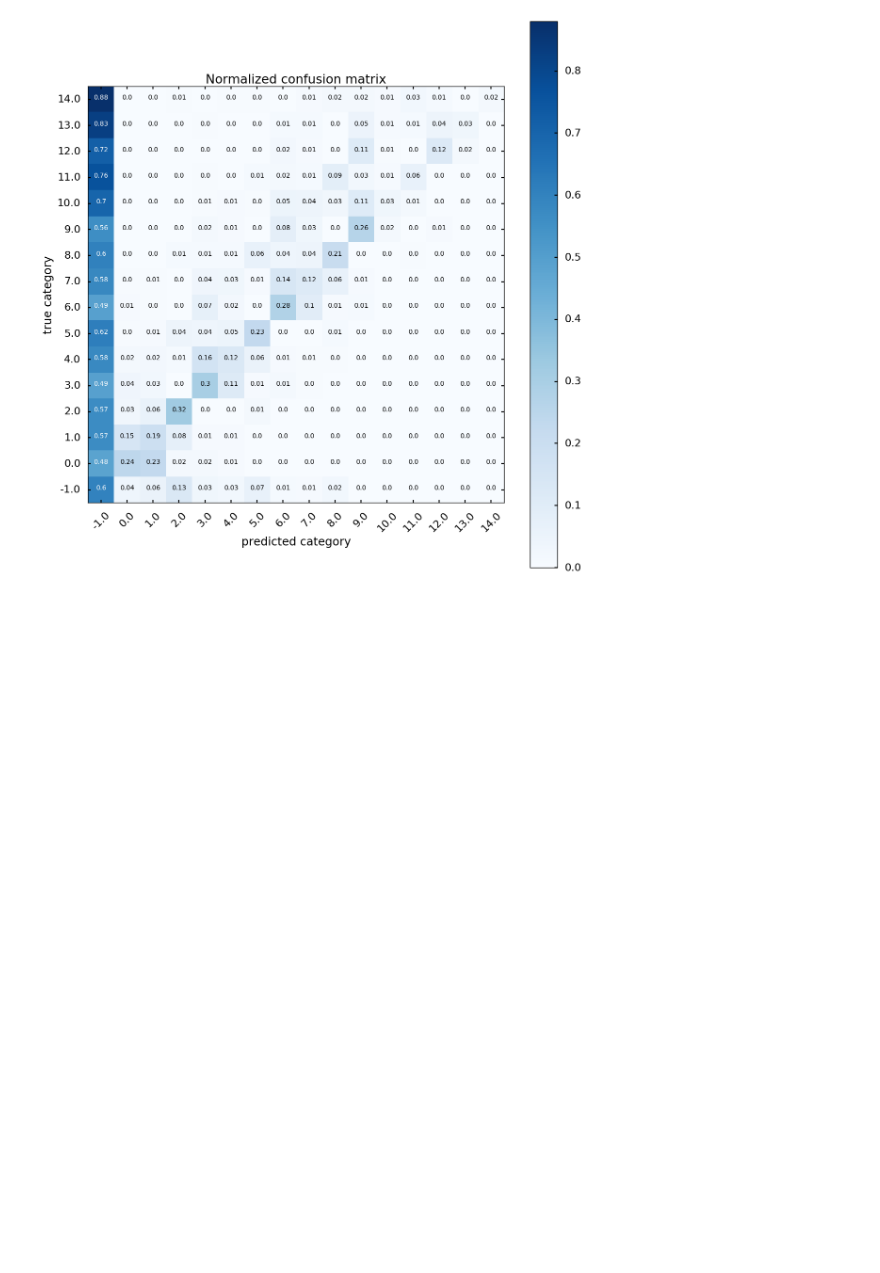
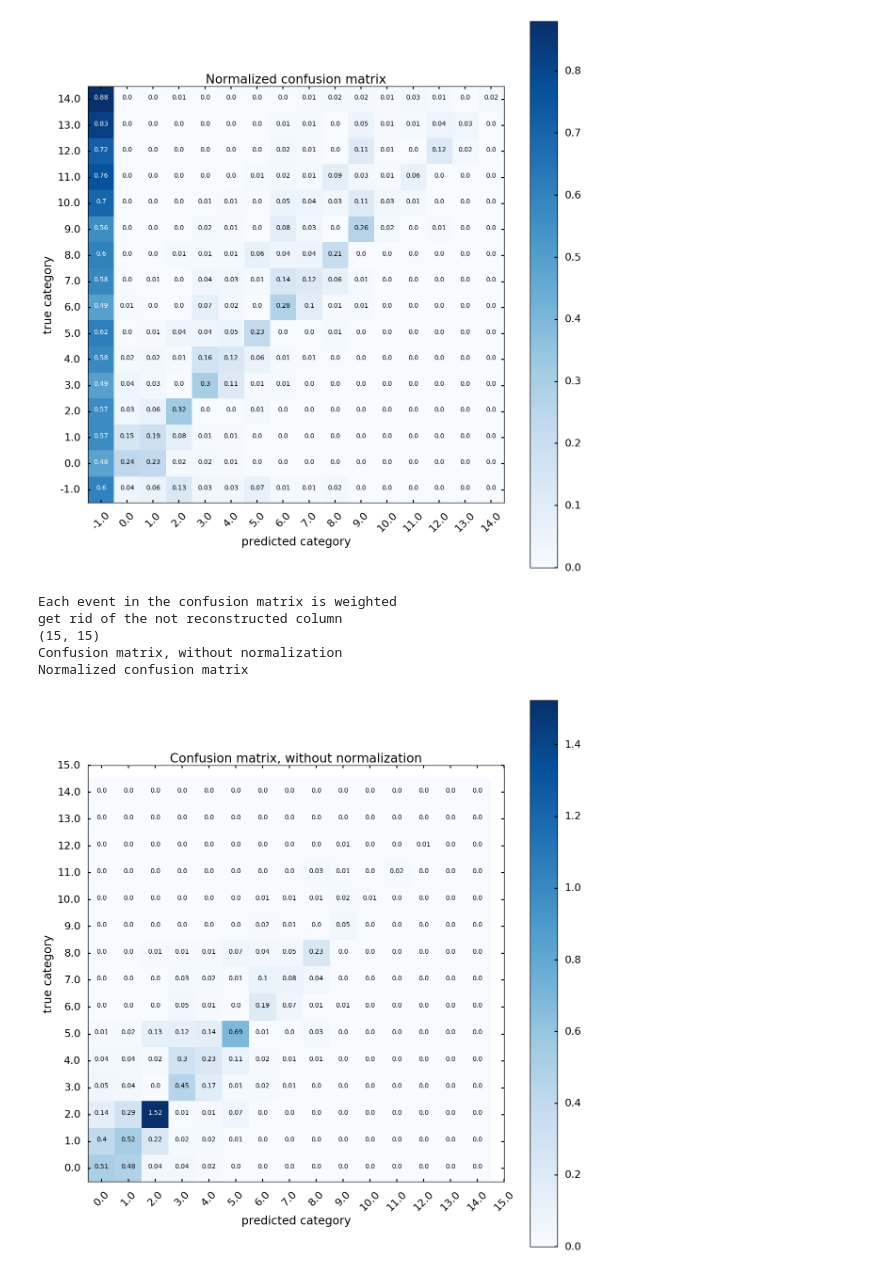
Before and after one commit to jandrejk/higgs_model_dep, a Jupyter notebook: Confusion matrix.ipynb, the cells around one changed output. Cells and saved outputs as stored; diff of their text form; code cells hidden in the pictures; blank space fills up the shorter version.

Commit message:
Updates, new file for batch submission and wigitzed confusion matrix

```diff
--- a/Confusion matrix.ipynb
+++ b/Confusion matrix.ipynb
@@ -55,5 +48,3 @@ defineBins = { 'genJet2p5Rapidity0' : dict(boundaries=[-3.,-2.,.0,2.,3.],overflo
-# %%
-ut.runDefineBins(effFitter,defineBins)
 # %%
 df = effFitter.df
 first_train_evt = int(round(df.index.size*(1.-effFitter.split_frac)))
@@ -146,3 +147,34 @@ Confusion matrix, without normalization
 Normalized confusion matrix
 [figure]
 [figure]
+# %%
+# Compute confusion matrix
+print('Each event in the confusion matrix is weighted')
+print('get rid of the not reconstructed column')
+
+cnf_matrix = confusion_matrix(y_test, y_pred,sample_weight=df_test['absweight'].values)
+print(np.shape(cnf_matrix[1::,1::]))
+
+cnf_matrix = cnf_matrix[1::,1::]
+class_names = np.arange(y_test.max()+2)
+
+np.set_printoptions(precision=1)
+
+# Plot non-normalized confusion matrix
+plt.figure(figsize=(12,12))
+plot_confusion_matrix(cnf_matrix, classes=class_names,
+                      title='Confusion matrix, without normalization')
+
+# Plot normalized confusion matrix
+plt.figure(figsize=(12,12))
+plot_confusion_matrix(cnf_matrix, classes=class_names, normalize=True,
+                      title='Normalized confusion matrix')
+
+plt.show()
+# %% [output]
+Each event in the confusion matrix is weighted
+get rid of the not reconstructed column
+(15, 15)
+Confusion matrix, without normalization
+Normalized confusion matrix
+[figure, added]
```
Also changed, not shown: parts of 4 cells of this notebook, 6 other files.
